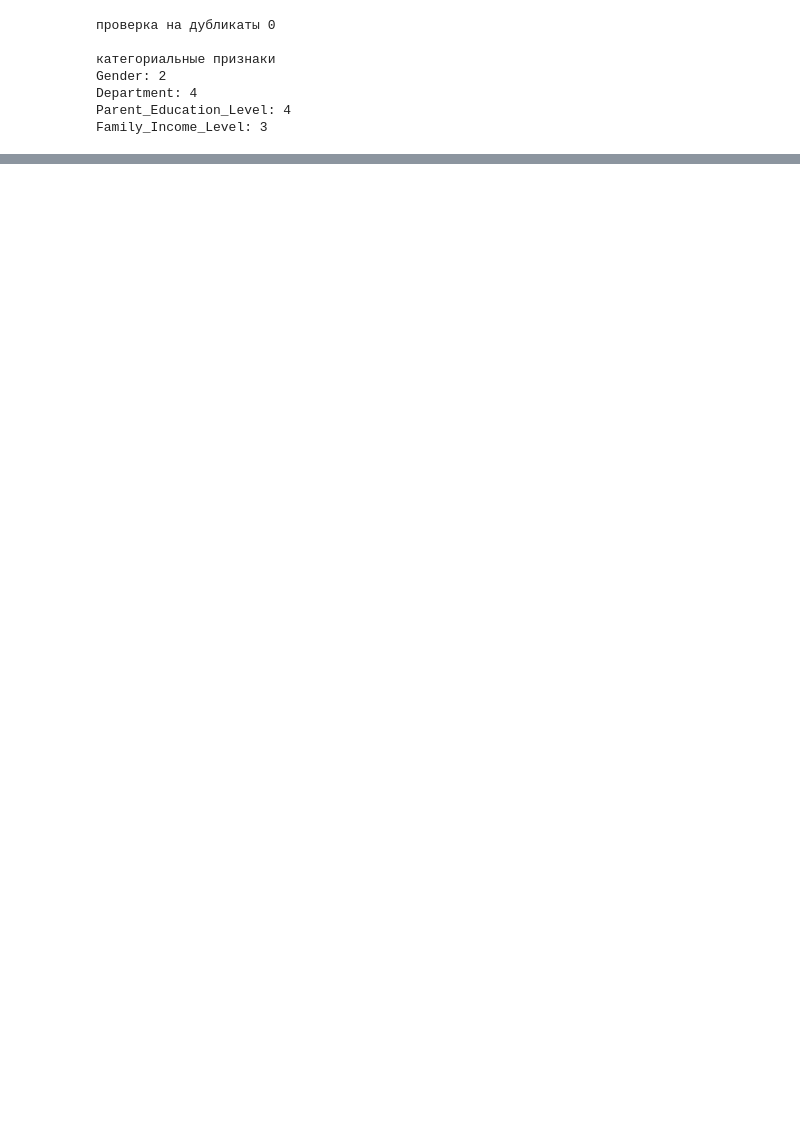
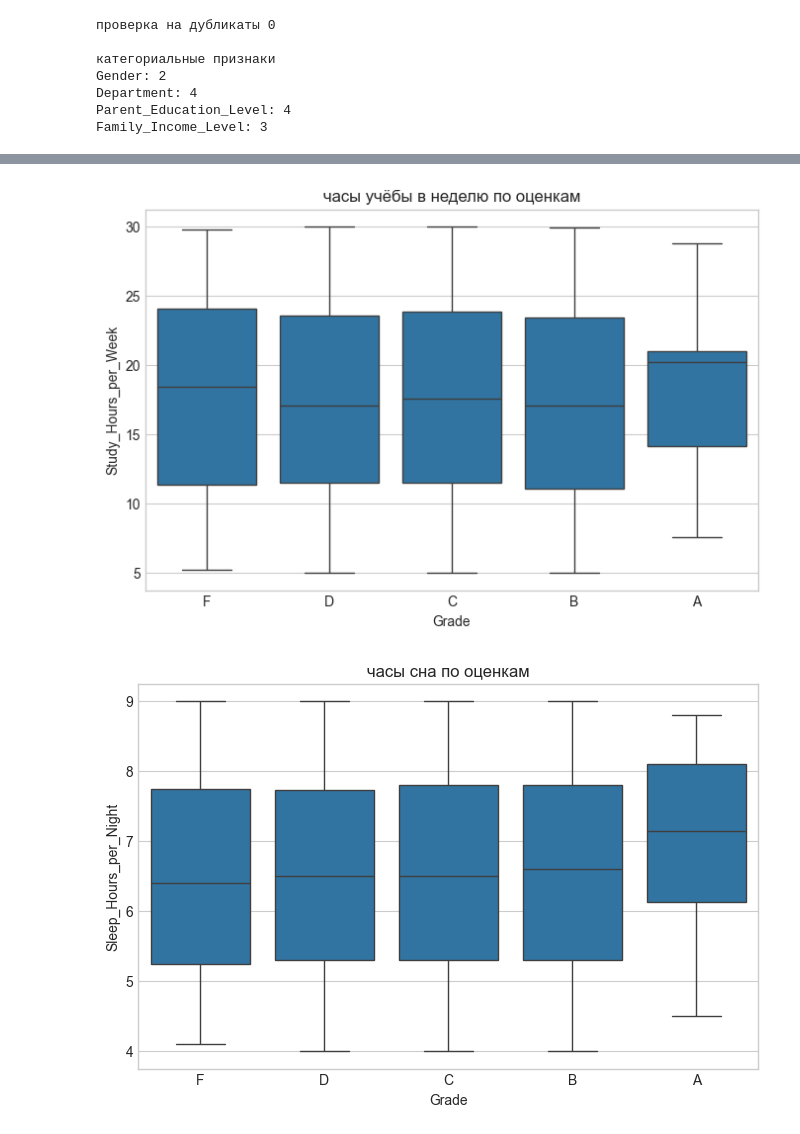
Before and after one commit to darriyy/ml-course-homeworks, a Jupyter notebook: hw02/hw.ipynb, the cells around one changed output, grey strips where cells are left out. Drawn from its saved outputs; the diff is of its cells as text; code cells hidden in the pictures; blank space fills up the shorter version.

```diff
--- a/hw02/hw.ipynb
+++ b/hw02/hw.ipynb
@@ -128,0 +219,13 @@ Family_Income_Level: 3
+# %%
+plt.figure(figsize=(8, 5))
+sns.boxplot(data=df, x='Grade', y='Study_Hours_per_Week', order=['F','D','C','B','A'])
+plt.title('часы учёбы в неделю по оценкам')
+plt.show()
+
+plt.figure(figsize=(8, 5))
+sns.boxplot(data=df, x='Grade', y='Sleep_Hours_per_Night', order=['F','D','C','B','A'])
+plt.title('часы сна по оценкам')
+plt.show()
+# %% [output]
+[figure, added]
+[figure, added]
```
Also changed, not shown: parts of 14 cells of this notebook, 36 other files.
